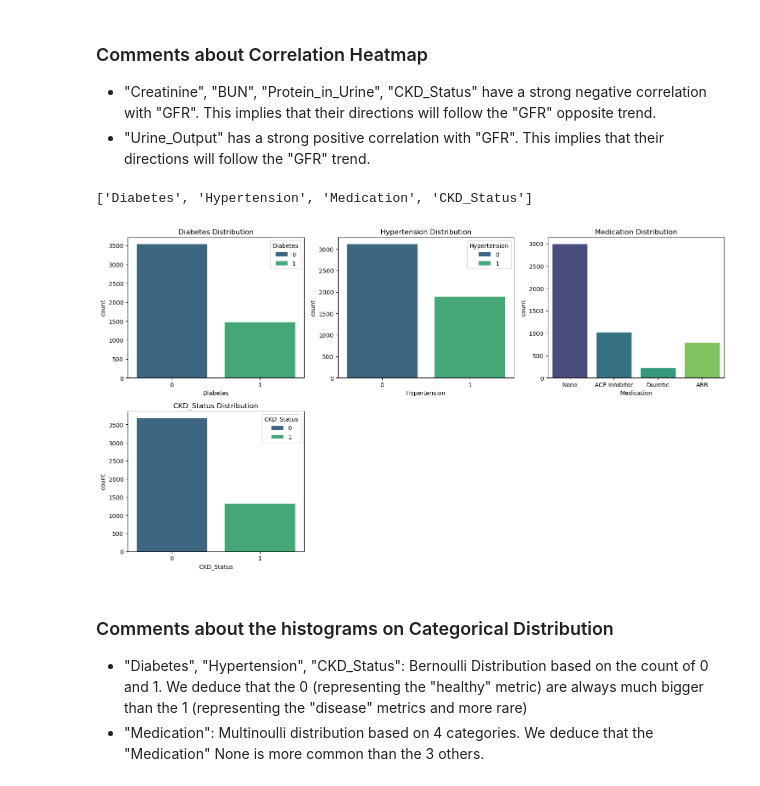
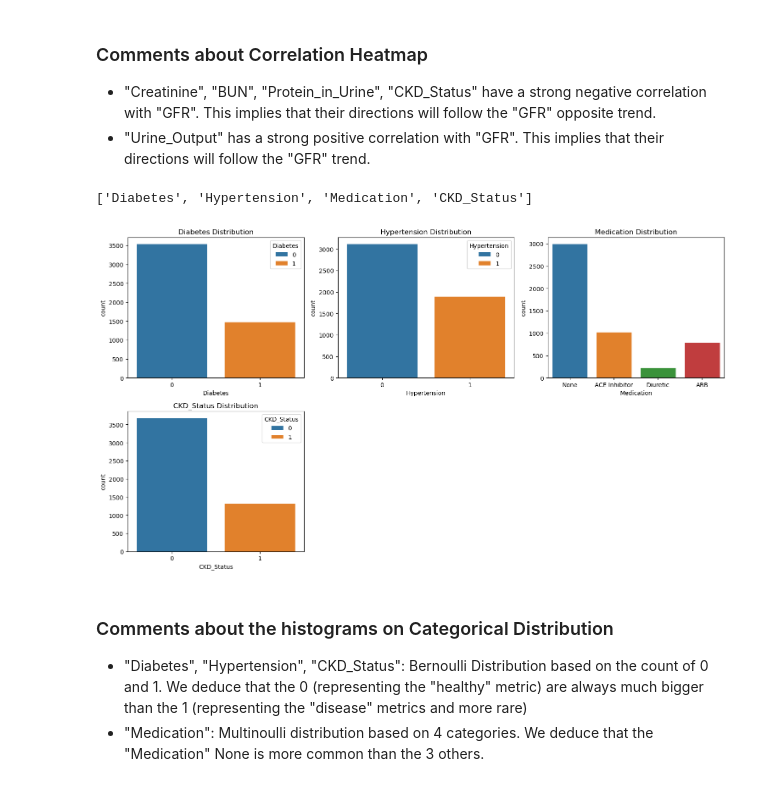
Before and after one commit to paezxavi/kidney_function_health_jedha, a Jupyter notebook: kidney_function_health_multi_classification_algo.ipynb, the cells around one changed output. Drawn from its saved outputs; the diff is of its cells as text; code cells hidden in the pictures.

```diff
--- a/kidney_function_health_multi_classification_algo.ipynb
+++ b/kidney_function_health_multi_classification_algo.ipynb
@@ -214,18 +214,18 @@ plt.show()
 # %%
 # Visualization
 ## Categorical Variable
 categorical_columns = ["Diabetes", "Hypertension", "Medication", "CKD_Status"]
 print(categorical_columns)
 plt.figure(figsize=(15,12))
 for i, column in enumerate(categorical_columns):
     plt.subplot(3,3,i+1)
-    sns.countplot(x=column, data=df_copy, palette='viridis', hue=column)
+    sns.countplot(x=column, data=df_copy, hue=column)
     plt.title(f"{column} Distribution")
 plt.tight_layout()
 plt.show()
 # %% [output]
 ['Diabetes', 'Hypertension', 'Medication', 'CKD_Status']
-[figure, old version]
+[figure, new version]
 # %% [markdown]
 ### Comments about the histograms on Categorical Distribution
 * "Diabetes", "Hypertension", "CKD_Status": Bernoulli Distribution based on the count of 0 and 1. We deduce that the 0 (representing the "healthy" metric) are always much bigger than the 1 (representing the "disease" metrics and more rare)
```
Also changed, not shown: parts of 4 cells of this notebook.
